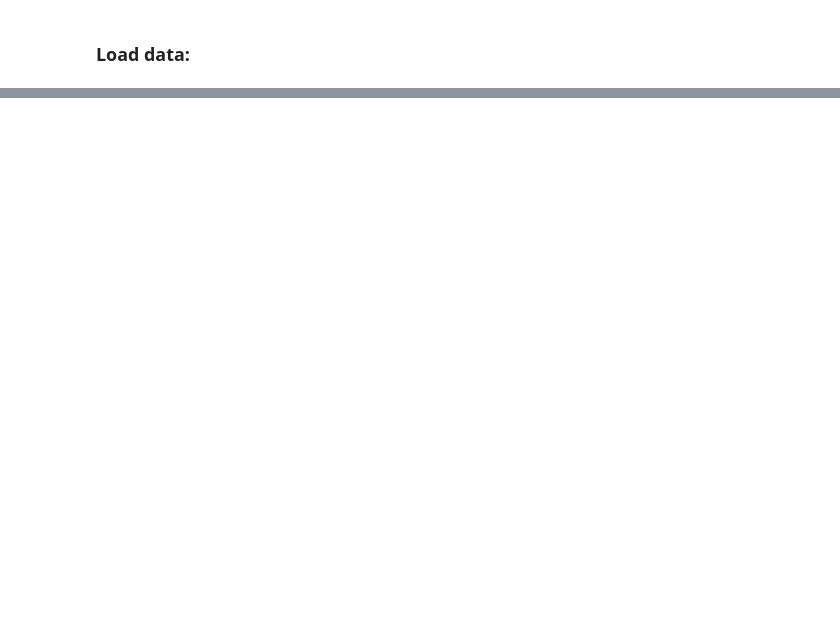
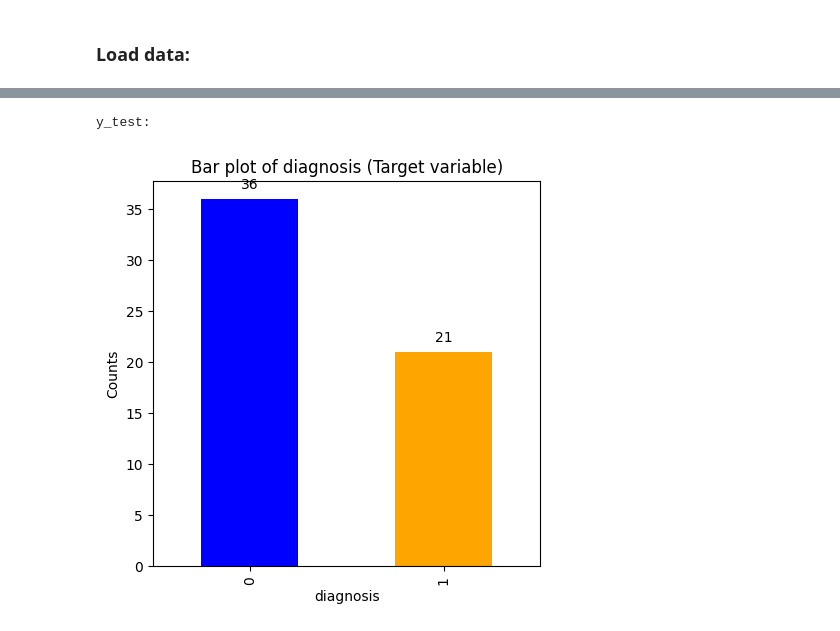
Before and after one commit to mcollpol/BreastCancerPrediction, a Jupyter notebook: research/notebooks/02-feature-engineering.ipynb, the cells around one changed output, grey strips where cells are left out. Cells and saved outputs as stored; diff of their text form; code cells hidden in the pictures; blank space fills up the shorter version.

```diff
--- a/research/notebooks/02-feature-engineering.ipynb
+++ b/research/notebooks/02-feature-engineering.ipynb
@@ -19,2 +15,6 @@ from feature_engine.transformation import LogTransformer
+# %%
+DATA_PATH = "../../data/breast_cancer_wisconsin_diagnostic_dataset.csv"
+TARGET = 'diagnosis'
+COLUMNS_TO_DROP = ['id', 'Unnamed: 32']
 # %% [markdown]
 ### Load data:
@@ -189,0 +23,3 @@ df.to_csv("..\data\clean_breast_cancer.csv", index=False)
+# %%
+df = pd.read_csv(DATA_PATH)
+df.head(5)
@@ -189,0 +54,3 @@ df.to_csv("..\data\clean_breast_cancer.csv", index=False)
+# %%
+y_train = y_train.map({'M':1,'B':0})
+y_test = y_test.map({'M':1,'B':0})
@@ -189,0 +100,31 @@ df.to_csv("..\data\clean_breast_cancer.csv", index=False)
+# %%
+def plot_bar_counts(y):
+    """
+    Create a bar plot showing the counts of each category in the target variable.
+
+    Parameters:
+    -----------
+    y : pandas Series
+        Input Series containing the target variable.
+
+    Returns:
+    --------
+    None
+    """
+    # Calculate value counts for the target variable
+    counts = y.value_counts()
+
+    # Create the bar plot
+    ax = counts.plot(kind='bar', color=['blue', 'orange'], figsize=(5, 5))
+
+    # Add labels and title
+    plt.xlabel(TARGET)
+    plt.ylabel('Counts')
+    plt.title(f'Bar plot of {TARGET} (Target variable)')
+
+    # Adding total counts on top of each bar.
+    for i, count in enumerate(counts):
+        ax.text(i, count + 1, str(count), ha='center')
+
+    # Show the plot
+    plt.show()
@@ -189,0 +230,6 @@ df.to_csv("..\data\clean_breast_cancer.csv", index=False)
+# %%
+print("y_test:")
+plot_bar_counts(y_test)
+# %% [output]
+y_test:
+[figure, added]
```
Also changed, not shown: parts of 54 cells of this notebook, 3 other files.
